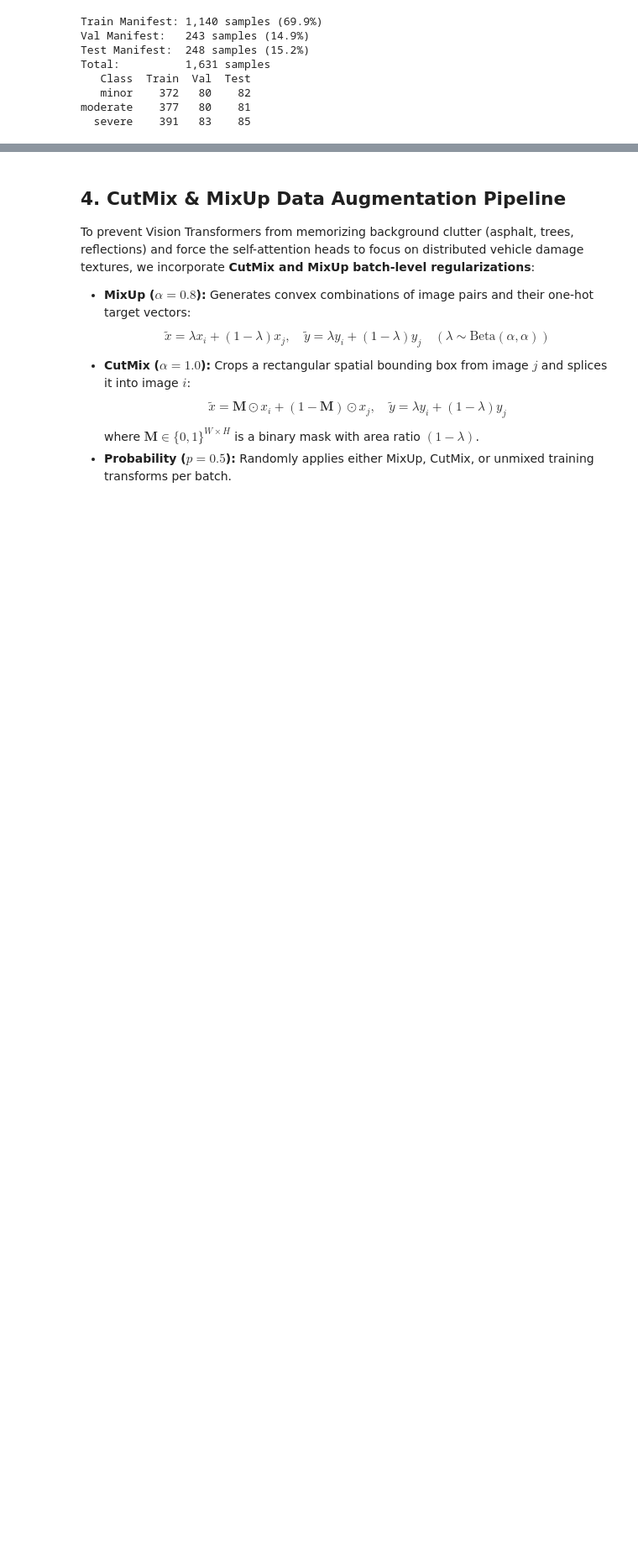
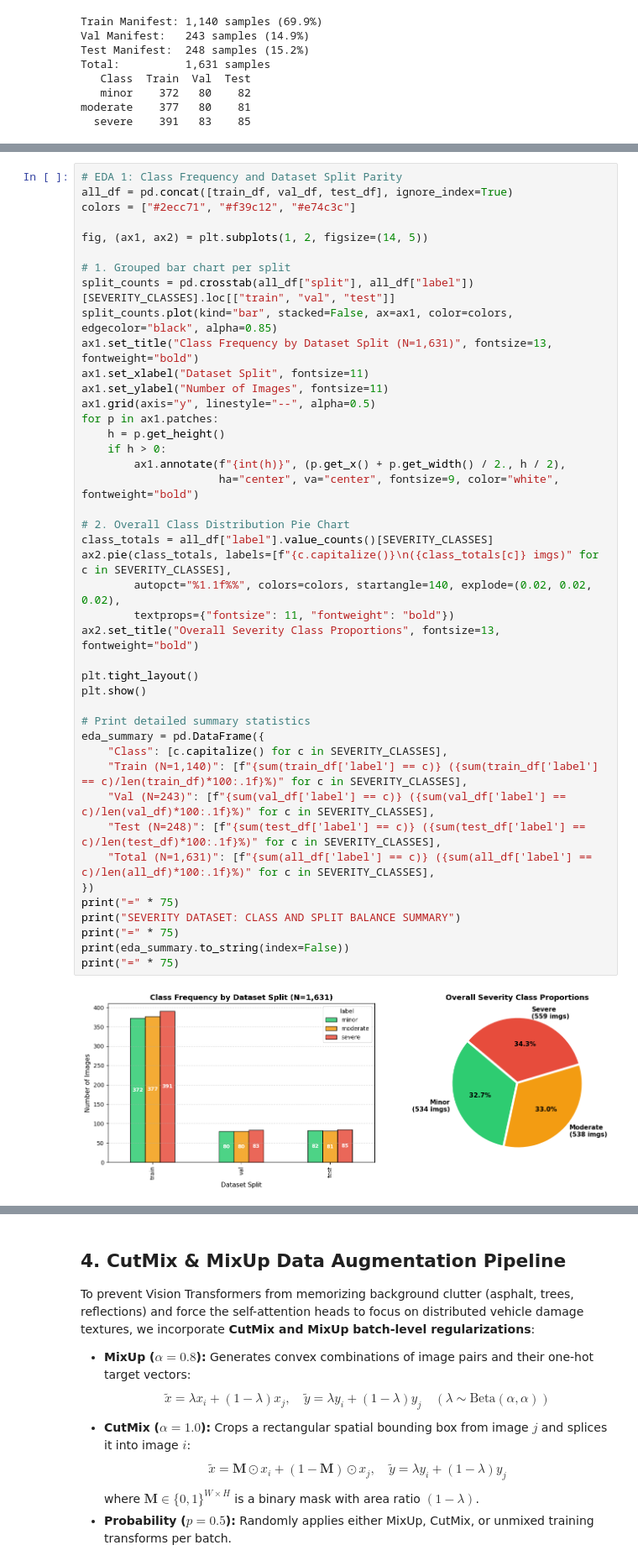
Before and after one commit to AmitavaDatta2004/NPN-Car-Insurance, a Jupyter notebook: notebooks/08_severity_vit_tiny_training.ipynb, the cells around one changed output, grey strips where cells are left out. Shown at 84% size. Cells and saved outputs as stored; diff of their text form; blank space fills up the shorter version.

```diff
--- a/notebooks/08_severity_vit_tiny_training.ipynb
+++ b/notebooks/08_severity_vit_tiny_training.ipynb
@@ -242,0 +243,45 @@ moderate    377   80    81
+# %%
+# EDA 1: Class Frequency and Dataset Split Parity
+all_df = pd.concat([train_df, val_df, test_df], ignore_index=True)
+colors = ["#2ecc71", "#f39c12", "#e74c3c"]
+
+fig, (ax1, ax2) = plt.subplots(1, 2, figsize=(14, 5))
+
+# 1. Grouped bar chart per split
+split_counts = pd.crosstab(all_df["split"], all_df["label"])[SEVERITY_CLASSES].loc[["train", "val", "test"]]
+split_counts.plot(kind="bar", stacked=False, ax=ax1, color=colors, edgecolor="black", alpha=0.85)
+ax1.set_title("Class Frequency by Dataset Split (N=1,631)", fontsize=13, fontweight="bold")
+ax1.set_xlabel("Dataset Split", fontsize=11)
+ax1.set_ylabel("Number of Images", fontsize=11)
+ax1.grid(axis="y", linestyle="--", alpha=0.5)
+for p in ax1.patches:
+    h = p.get_height()
+    if h > 0:
+        ax1.annotate(f"{int(h)}", (p.get_x() + p.get_width() / 2., h / 2),
+                     ha="center", va="center", fontsize=9, color="white", fontweight="bold")
+
+# 2. Overall Class Distribution Pie Chart
+class_totals = all_df["label"].value_counts()[SEVERITY_CLASSES]
+ax2.pie(class_totals, labels=[f"{c.capitalize()}\n({class_totals[c]} imgs)" for c in SEVERITY_CLASSES],
+        autopct="%1.1f%%", colors=colors, startangle=140, explode=(0.02, 0.02, 0.02),
+        textprops={"fontsize": 11, "fontweight": "bold"})
+ax2.set_title("Overall Severity Class Proportions", fontsize=13, fontweight="bold")
+
+plt.tight_layout()
+plt.show()
+
+# Print detailed summary statistics
+eda_summary = pd.DataFrame({
+    "Class": [c.capitalize() for c in SEVERITY_CLASSES],
+    "Train (N=1,140)": [f"{sum(train_df['label'] == c)} ({sum(train_df['label'] == c)/len(train_df)*100:.1f}%)" for c in SEVERITY_CLASSES],
+    "Val (N=243)": [f"{sum(val_df['label'] == c)} ({sum(val_df['label'] == c)/len(val_df)*100:.1f}%)" for c in SEVERITY_CLASSES],
+    "Test (N=248)": [f"{sum(test_df['label'] == c)} ({sum(test_df['label'] == c)/len(test_df)*100:.1f}%)" for c in SEVERITY_CLASSES],
+    "Total (N=1,631)": [f"{sum(all_df['label'] == c)} ({sum(all_df['label'] == c)/len(all_df)*100:.1f}%)" for c in SEVERITY_CLASSES],
+})
+print("=" * 75)
+print("SEVERITY DATASET: CLASS AND SPLIT BALANCE SUMMARY")
+print("=" * 75)
+print(eda_summary.to_string(index=False))
+print("=" * 75)
+# %% [output]
+[figure, added]
```
Also changed, not shown: parts of 14 cells of this notebook, 8 other files.
